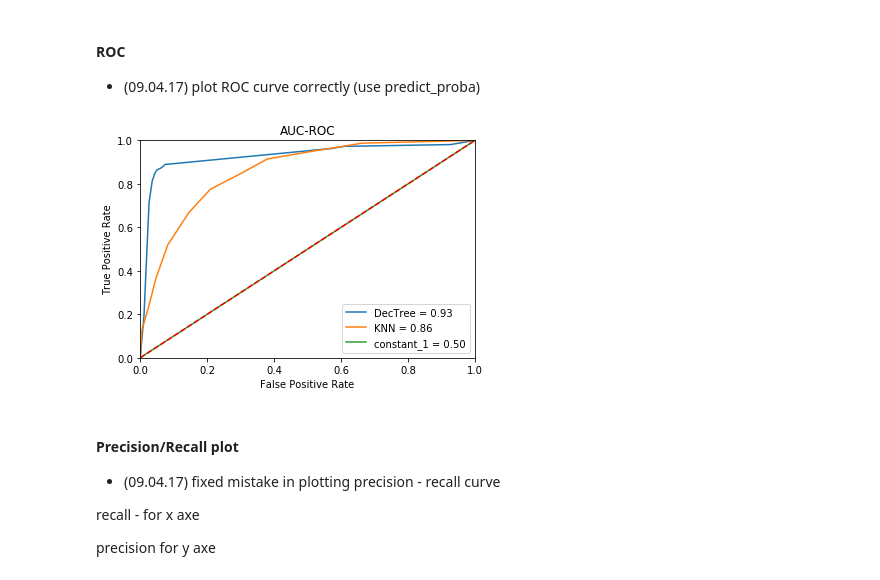
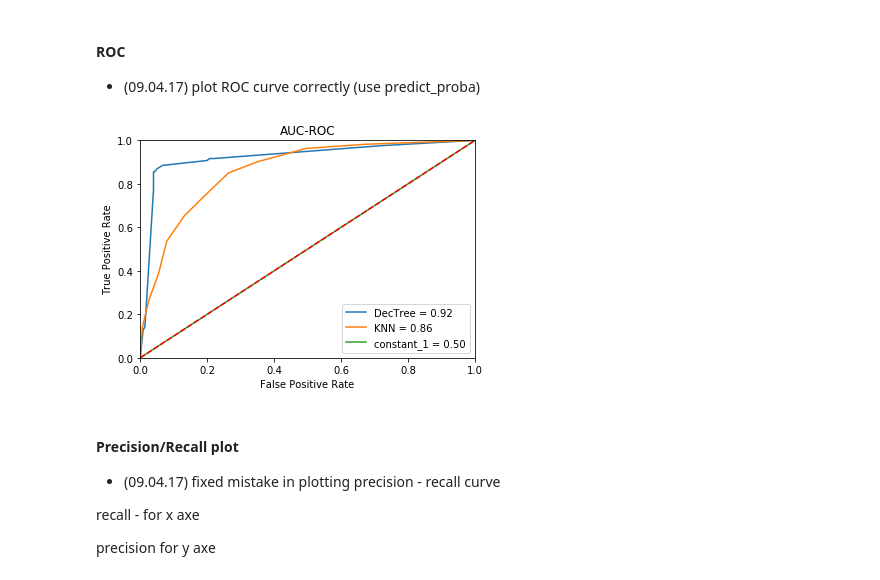
Before and after one commit to EllaBar/EllaBar, a Jupyter notebook: lab2/lab2_spam_bar.ipynb, the cells around one changed output. Saved outputs shown, nothing was run; the diff lists cells and outputs as text; code cells hidden in the pictures.

```diff
--- a/lab2/lab2_spam_bar.ipynb
+++ b/lab2/lab2_spam_bar.ipynb
@@ -548,10 +548,10 @@ import matplotlib.pyplot as plt
 from sklearn.metrics import roc_curve, auc
 from sklearn.metrics import roc_auc_score
 
-#train = data_shuf[0:3000] ##
-#test = data_shuf[3000:]   ##
-#train , y_train = train.drop('spam', 1), list(train['spam']) ##
-#test, y_test = test.drop('spam', 1), list(test['spam'])      ##
+train = data_shuf[0:3000] ##
+test = data_shuf[3000:]   ##
+train , y_train = train.drop('spam', 1), list(train['spam']) ##
+test, y_test = test.drop('spam', 1), list(test['spam'])      ##
 
 # Desicion Tree with rescaling
 model = DecisionTreeClassifier(criterion='gini',max_depth=7)
@@ -563,34 +563,34 @@ roc_auc = metrics.auc(fpr1, tpr1)
 
 #KNN
 neigh = KNeighborsClassifier(n_neighbors=10, metric='euclidean')
 neigh.fit(train, y_train)
 exp2 = y_test
 pred2=neigh.predict_proba(test)
 fpr2, tpr2, thresholds2 = metrics.roc_curve(exp2, pred2[:,1])
 
 #constant=1 model
 model = DummyClassifier(strategy='constant', random_state=random_state, constant=1)
 model.fit(train, y_train)
 exp3 = y_test
 c1 = model.predict_proba(test)
 fpr3, tpr3, thresholds3 = metrics.roc_curve(exp3, c1[:,1])
 
 plt.figure()
 plt.title('AUC-ROC')
 
 plt.plot(fpr1, tpr1, label = 'DecTree = %.2f' % roc_auc_score(np.array(y_test), np.array(pred1[:,1])))
 plt.plot(fpr2, tpr2, label = 'KNN = %.2f' % roc_auc_score(np.array(y_test), np.array(pred2[:,1])))
 plt.plot(fpr3, tpr3, label = 'constant_1 = %.2f' % roc_auc_score(np.array(y_test), np.array(c1[:,1])))
 
 plt.legend(loc = 'lower right')
 plt.plot([0, 1], [0, 1],'r--')
 plt.xlim([0, 1])
 plt.ylim([0, 1])
 plt.ylabel('True Positive Rate')
 plt.xlabel('False Positive Rate')
 plt.show()
 # %% [output]
-[figure, old version]
+[figure, new version]
 # %% [markdown]
 #### Precision/Recall plot
 
```
Also changed, not shown: parts of 21 cells of this notebook.
